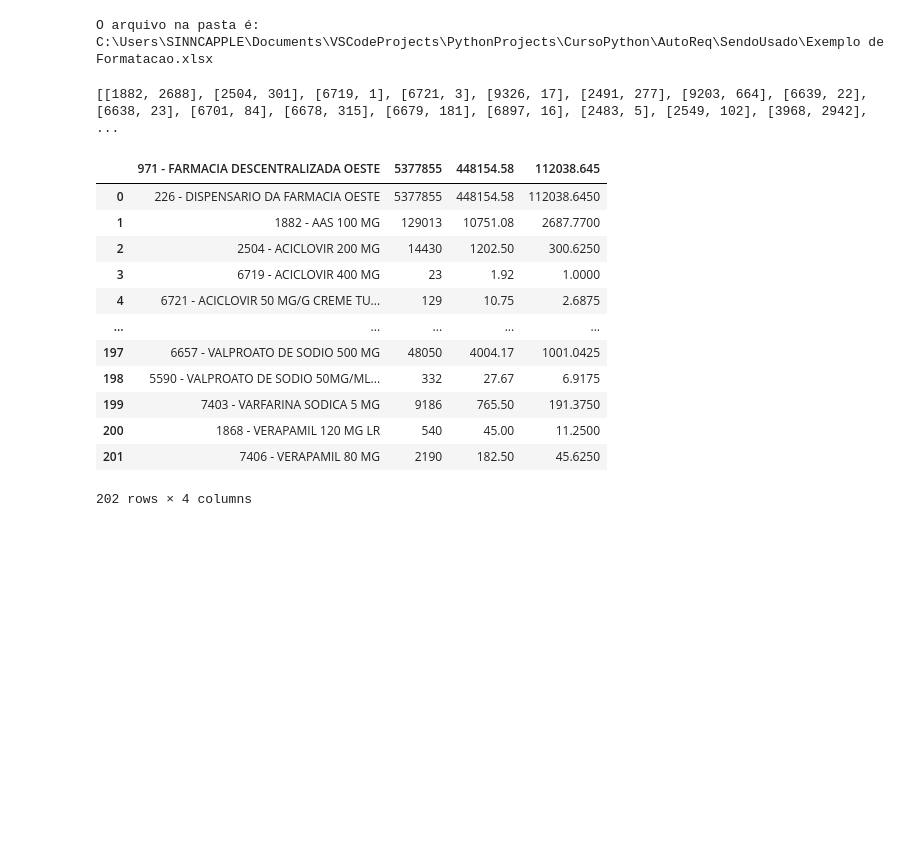
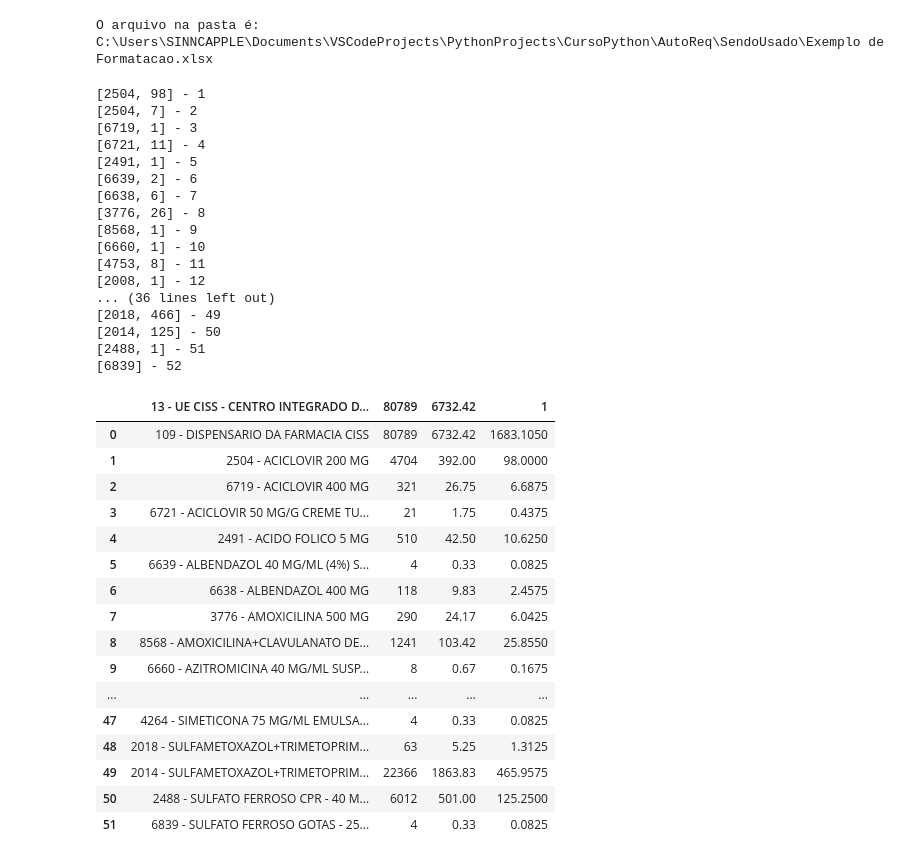
Before and after one commit to Vttrium/Python, a Jupyter notebook: AutoReq/autoReqAutoGui.ipynb, the cells around one changed output. Drawn from its saved outputs; the diff is of its cells as text; code cells hidden in the pictures; blank space fills up the shorter version.

```diff
--- a/AutoReq/autoReqAutoGui.ipynb
+++ b/AutoReq/autoReqAutoGui.ipynb
@@ -414,39 +423,69 @@ def play_13(listCodigoQtd, Unidade, arquivo_nome):
 # %%
-""" DISPLAYS E PRINTS """; NumeroDaTabela = 1
+""" DISPLAYS E PRINTS """; NumeroDaTabela = 6
 
 df = all_sheets[sheet_names[NumeroDaTabela - 1]]
 
 Codigo = df.iloc[:, 0]
 qtd = df.iloc[:, 3]
 Codigo = Codigo.dropna(how='all', axis=0)
 qtd = qtd.dropna(how='all', axis=0)
 qtd = qtd.drop(index=0)
 Codigo = Codigo.drop(index=0)
 
+Unidade = df.columns[0].split(" - ")[0]
+Dispensario = df.iloc[0, 0].split(" - ")[0].strip()
+
+arquivo_nome = f'Requisicao de Insumos - Unidade {Unidade} - Local{Dispensario} - Data {time.gmtime().tm_mday}_{time.gmtime().tm_mon}'
+arquivo_inativados = f'Inativados da Requisicao - Unidade {Unidade} - Local {Dispensario} - Data {time.gmtime().tm_mday}_{time.gmtime().tm_mon}'
+
+inativados = []
 listCodigoQtd = []
 for codigos in (Codigo):
     codigos = str(codigos)
     codigos = int(codigos.split(" -")[0])
     listCodigoQtd.append([int(codigos)])
 for num, qtds in enumerate(qtd):
     if qtds < 1:
         qtds = 1
     listCodigoQtd[num].append(round(qtds))
 
-print(listCodigoQtd)
+i = 1
+for item in listCodigoQtd:
+    print(str(item) + " - " + str(i))
+    i += 1
 display(df)
 # %% [output]
-[[1882, 2688], [2504, 301], [6719, 1], [6721, 3], [9326, 17], [2491, 277], [9203, 664], [6639, 22], [6638, 23], [6701, 84], [6678, 315], [6679, 181], [6897, 16], [2483, 5], [2549, 102], [3968, 2942],  ...
+[2504, 98] - 1
+[2504, 7] - 2
+[6719, 1] - 3
+[6721, 11] - 4
+[2491, 1] - 5
+[6639, 2] - 6
+[6638, 6] - 7
+[3776, 26] - 8
+[8568, 1] - 9
+[6660, 1] - 10
+[4753, 8] - 11
+[2008, 1] - 12
+... (36 lines left out)
+[2018, 466] - 49
+[2014, 125] - 50
+[2488, 1] - 51
+[6839] - 52
-|  | 971 - FARMACIA DESCENTRALIZADA OESTE | 5377855 | 448154.58 | 112038.645 |
-| 0 | 226 - DISPENSARIO DA FARMACIA OESTE | 5377855 | 448154.58 | 112038.6450 |
-| 1 | 1882 - AAS 100 MG | 129013 | 10751.08 | 2687.7700 |
-| 2 | 2504 - ACICLOVIR 200 MG | 14430 | 1202.50 | 300.6250 |
-| 3 | 6719 - ACICLOVIR 400 MG | 23 | 1.92 | 1.0000 |
-| 4 | 6721 - ACICLOVIR 50 MG/G CREME TU... | 129 | 10.75 | 2.6875 |
+|  | 13 - UE CISS - CENTRO INTEGRADO D... | 80789 | 6732.42 | 1 |
+| 0 | 109 - DISPENSARIO DA FARMACIA CISS | 80789 | 6732.42 | 1683.1050 |
+| 1 | 2504 - ACICLOVIR 200 MG | 4704 | 392.00 | 98.0000 |
+| 2 | 6719 - ACICLOVIR 400 MG | 321 | 26.75 | 6.6875 |
+| 3 | 6721 - ACICLOVIR 50 MG/G CREME TU... | 21 | 1.75 | 0.4375 |
+| 4 | 2491 - ACIDO FOLICO 5 MG | 510 | 42.50 | 10.6250 |
+| 5 | 6639 - ALBENDAZOL 40 MG/ML (4%) S... | 4 | 0.33 | 0.0825 |
+| 6 | 6638 - ALBENDAZOL 400 MG | 118 | 9.83 | 2.4575 |
+| 7 | 3776 - AMOXICILINA 500 MG | 290 | 24.17 | 6.0425 |
+| 8 | 8568 - AMOXICILINA+CLAVULANATO DE... | 1241 | 103.42 | 25.8550 |
+| 9 | 6660 - AZITROMICINA 40 MG/ML SUSP... | 8 | 0.67 | 0.1675 |
 | ... | ... | ... | ... | ... |
-| 197 | 6657 - VALPROATO DE SODIO 500 MG | 48050 | 4004.17 | 1001.0425 |
-| 198 | 5590 - VALPROATO DE SODIO 50MG/ML... | 332 | 27.67 | 6.9175 |
-| 199 | 7403 - VARFARINA SODICA 5 MG | 9186 | 765.50 | 191.3750 |
-| 200 | 1868 - VERAPAMIL 120 MG LR | 540 | 45.00 | 11.2500 |
-| 201 | 7406 - VERAPAMIL 80 MG | 2190 | 182.50 | 45.6250 |
+| 47 | 4264 - SIMETICONA 75 MG/ML EMULSA... | 4 | 0.33 | 0.0825 |
+| 48 | 2018 - SULFAMETOXAZOL+TRIMETOPRIM... | 63 | 5.25 | 1.3125 |
+| 49 | 2014 - SULFAMETOXAZOL+TRIMETOPRIM... | 22366 | 1863.83 | 465.9575 |
+| 50 | 2488 - SULFATO FERROSO CPR - 40 M... | 6012 | 501.00 | 125.2500 |
+| 51 | 6839 - SULFATO FERROSO GOTAS - 25... | 4 | 0.33 | 0.0825 |
-202 rows × 4 columns
```
Also changed, not shown: parts of 10 cells of this notebook, 3 other files.
